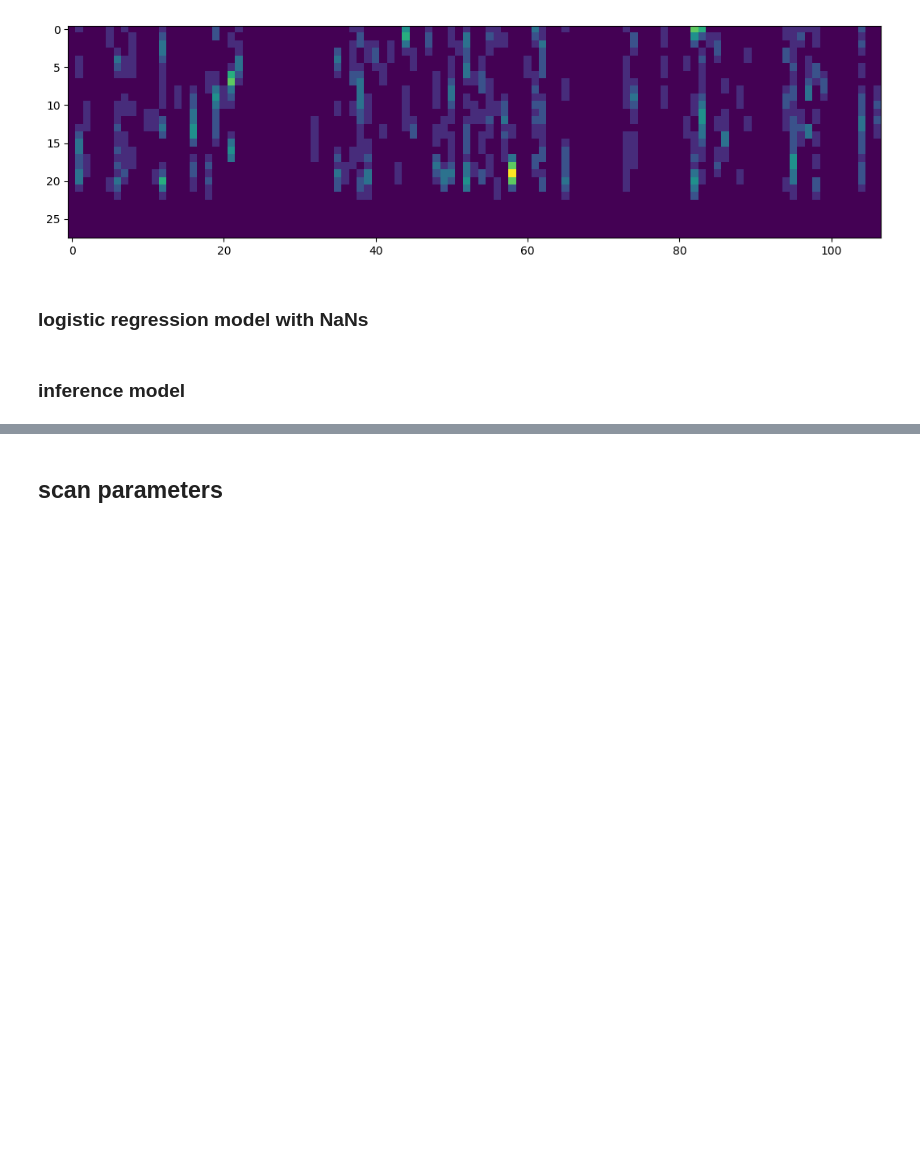
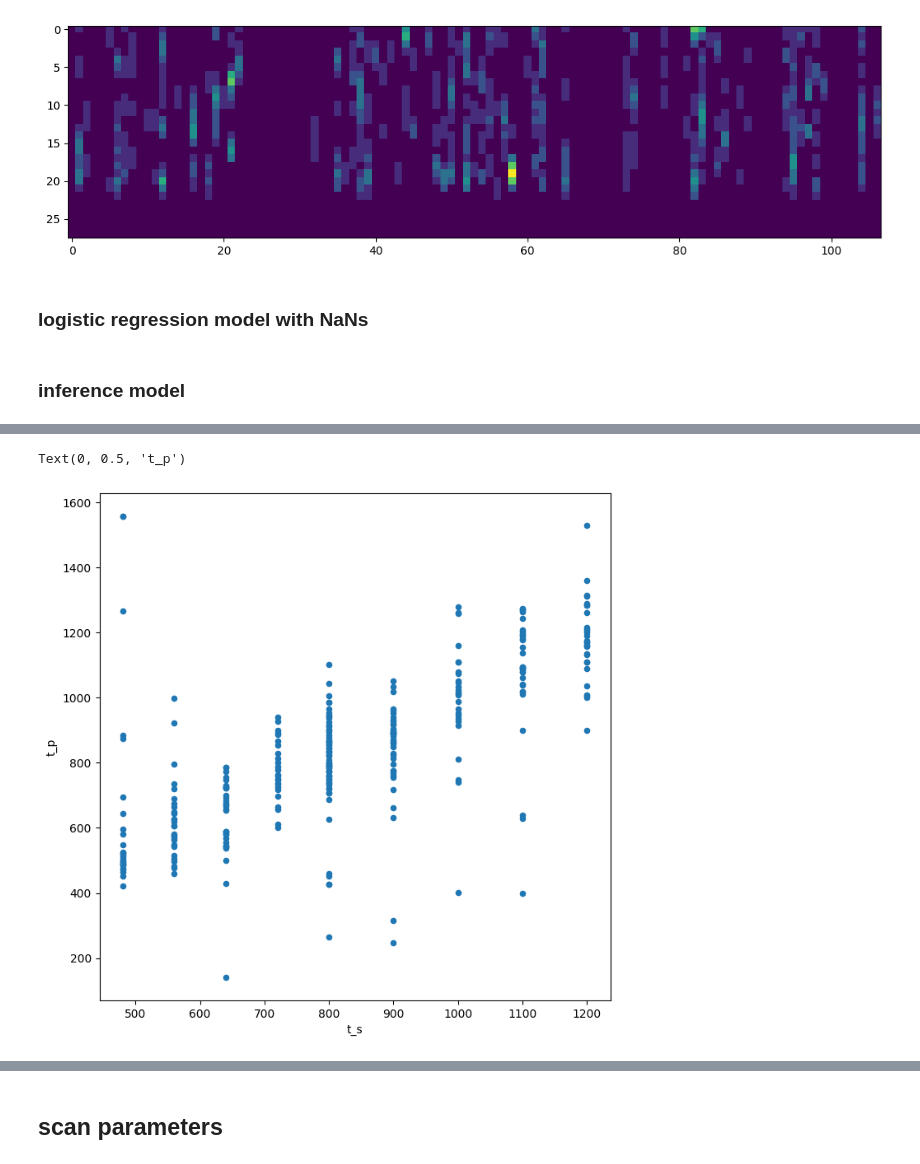
Before and after one commit to CONECT-INT/2023_CENTURI-SummerSchool, a Jupyter notebook: 2023-06-30_dataset2_laurent_decoding_clean.ipynb, the cells around one changed output, grey strips where cells are left out. Saved outputs shown, nothing was run; the diff lists cells and outputs as text; code cells hidden in the pictures; blank space fills up the shorter version.

```diff
--- a/2023-06-30_dataset2_laurent_decoding_clean.ipynb
+++ b/2023-06-30_dataset2_laurent_decoding_clean.ipynb
@@ -182,0 +201,8 @@ ax.set_ylabel('true time')
+# %%
+fig, ax = plt.subplots(figsize=(8, 8))
+df_pred.plot.scatter(x='t_s', y='t_p', ax=ax)
+ax.set_xlabel('t_s')
+ax.set_ylabel('t_p')
+# %% [output]
+Text(0, 0.5, 't_p')
+[figure, added]
```
Also changed, not shown: parts of 6 cells of this notebook.
